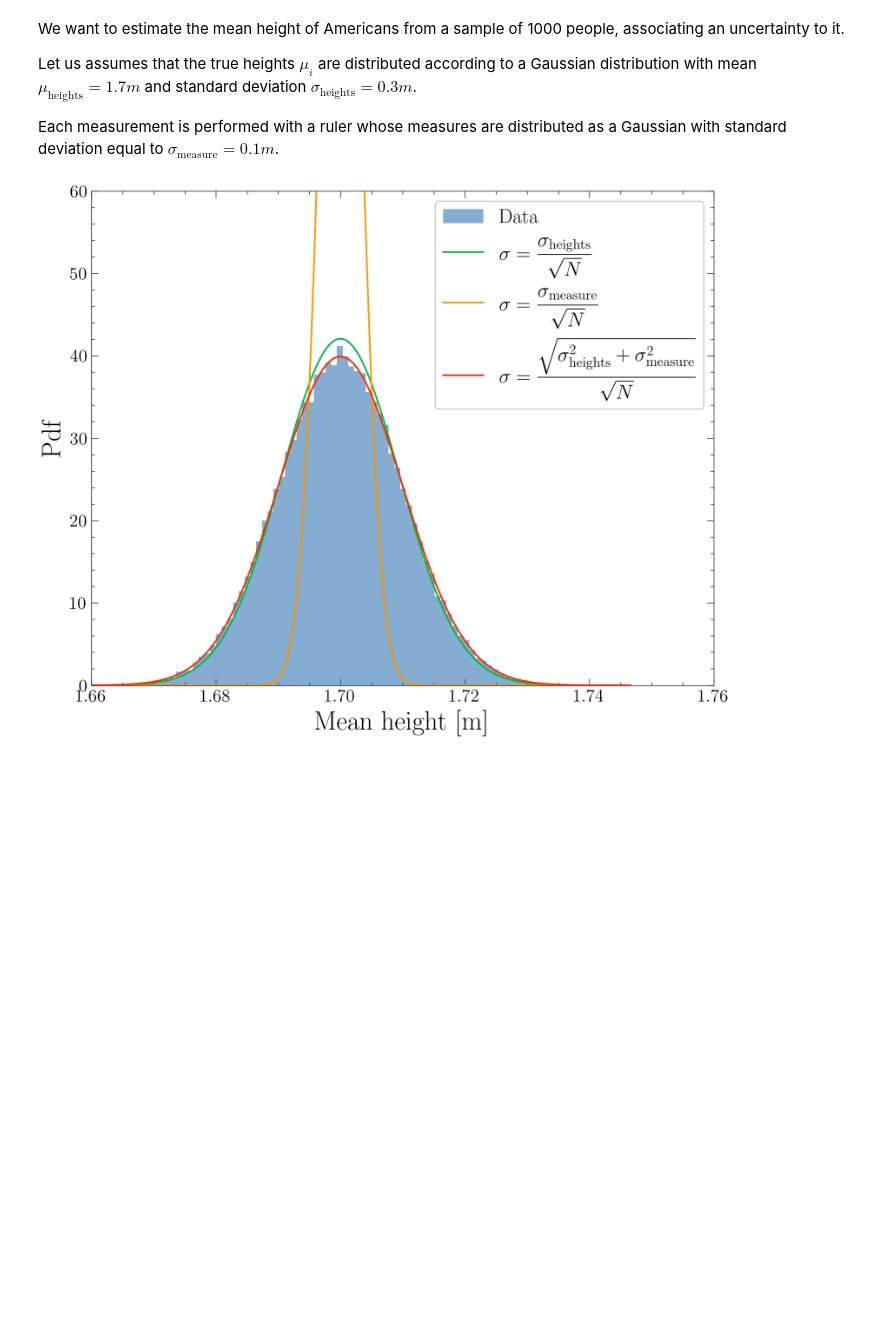
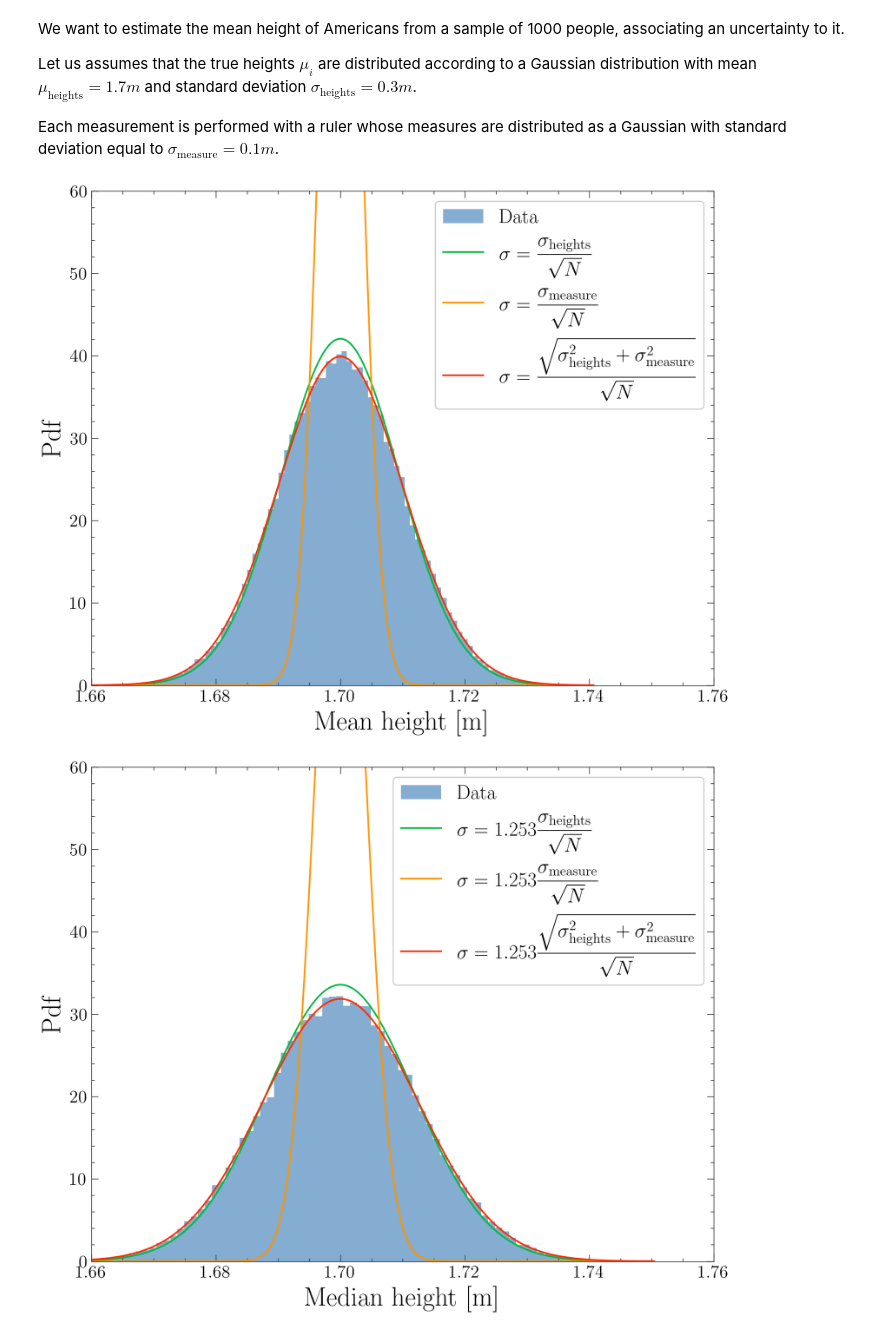
Before and after one commit to M-Bianchi/Laboratory-of-Data-Acquisition, a Jupyter notebook: Error_on_mean_Monte Carlo.ipynb, the cells around one changed output. Cells and saved outputs as stored; diff of their text form; code cells hidden in the pictures; blank space fills up the shorter version.

```diff
--- a/Error_on_mean_Monte Carlo.ipynb
+++ b/Error_on_mean_Monte Carlo.ipynb
@@ -26,11 +26,13 @@ sigma_heights = 0.3
 sigma_measure = 0.1
 
 mean_experiments = np.zeros(N_experiments)
+median_experiments = np.zeros(N_experiments)
 
 for i in tqdm(range(N_experiments)):
     mu_array = np.random.normal(loc=mu_heights, scale=sigma_heights, size=N_samples)
     x_array = np.random.normal(loc=mu_array, scale=sigma_measure)
     mean_experiments[i] = np.mean(x_array)
+    median_experiments[i] = np.median(x_array)
 # %%
 plt.hist(mean_experiments, bins=100, density=True, alpha=0.5, histtype='stepfilled', label='Data')
 
@@ -52,4 +54,26 @@ plt.xlabel('Mean height [m]')
 plt.ylabel('Pdf')
 plt.legend();
 # %% [output]
-[figure, old version]
+[figure, new version]
+# %%
+plt.hist(median_experiments, bins=100, density=True, alpha=0.5, histtype='stepfilled', label='Data')
+
+x_dense = np.linspace(np.min(median_experiments), np.max(median_experiments), 1000)
+
+sigma_theory_1 = 1.253*sigma_heights/np.sqrt(N_samples)
+plt.plot(x_dense, stats.norm.pdf(x_dense, loc=mu_heights, scale=sigma_theory_1), label='$\sigma = 1.253\dfrac{\sigma_\\text{heights}}{\sqrt{N}}$')
+
+sigma_theory_2 = 1.253*sigma_measure/np.sqrt(N_samples)
+plt.plot(x_dense, stats.norm.pdf(x_dense, loc=mu_heights, scale=sigma_theory_2), label='$\sigma = 1.253\dfrac{\sigma_\\text{measure}}{\sqrt{N}}$')
+
+sigma_theory_3 = 1.253*np.sqrt(sigma_heights**2 + sigma_measure**2)/np.sqrt(N_samples)
+plt.plot(x_dense, stats.norm.pdf(x_dense, loc=mu_heights, scale=sigma_theory_3), label='$\sigma = 1.253\dfrac{\sqrt{\sigma_\\text{heights}^2 + \sigma_\\text{measure}^2}}{\sqrt{N}}$')
+
+plt.xlim(1.66, 1.76)
+plt.ylim(0, 60)
+
+plt.xlabel('Median height [m]')
+plt.ylabel('Pdf')
+plt.legend();
+# %% [output]
+[figure, added]
```
